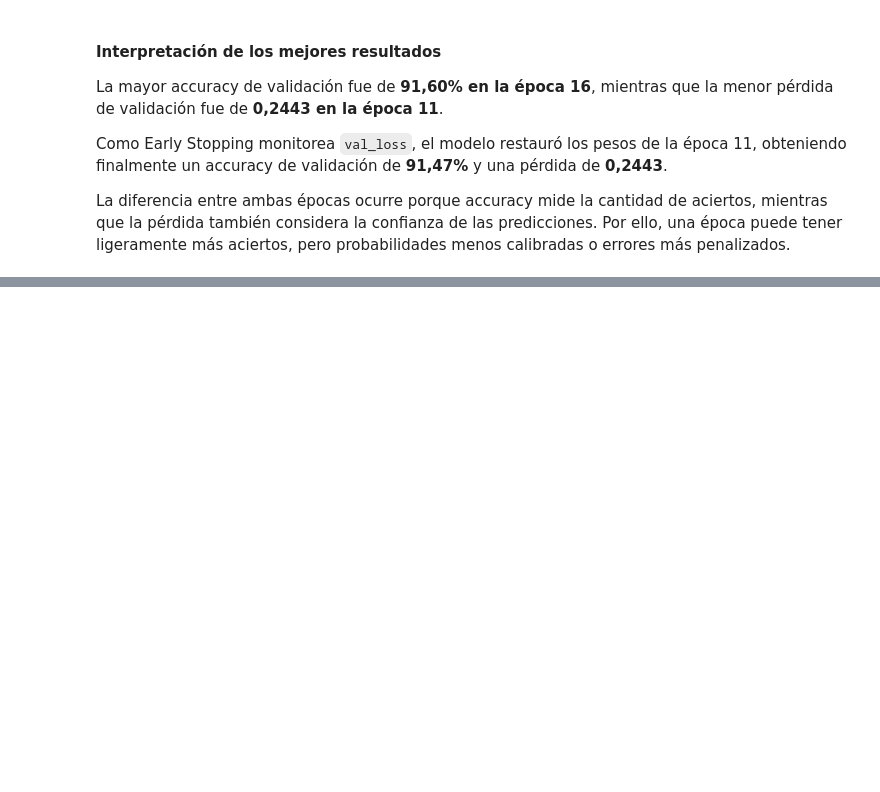
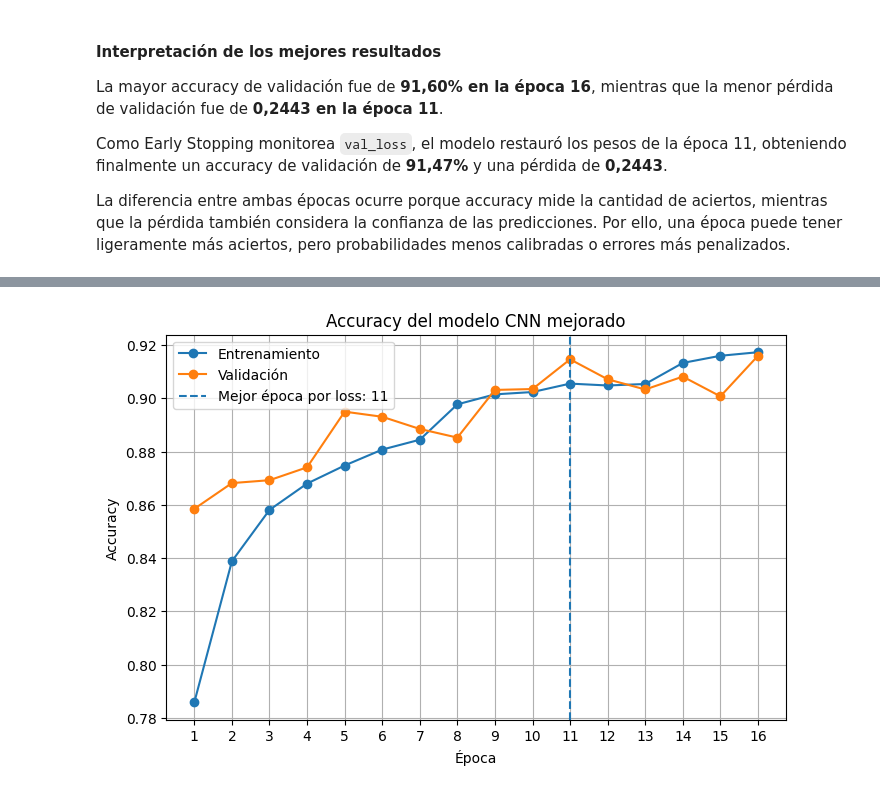
Before and after one commit to Francheskacisterna/Evaluacion_n1, a Jupyter notebook: Examen_Final.ipynb, the cells around one changed output, grey strips where cells are left out. Saved outputs shown, nothing was run; the diff lists cells and outputs as text; code cells hidden in the pictures; blank space fills up the shorter version.

```diff
--- a/Examen_Final.ipynb
+++ b/Examen_Final.ipynb
@@ -1072,0 +1077,39 @@ La diferencia entre ambas épocas ocurre porque accuracy mide la cantidad de aci
+# %%
+# Épocas ejecutadas por la CNN
+epocas_cnn = range(
+    1,
+    len(history_cnn.history["accuracy"]) + 1
+)
+
+# Curva de accuracy
+plt.figure(figsize=(8, 5))
+
+plt.plot(
+    epocas_cnn,
+    history_cnn.history["accuracy"],
+    marker="o",
+    label="Entrenamiento"
+)
+
+plt.plot(
+    epocas_cnn,
+    history_cnn.history["val_accuracy"],
+    marker="o",
+    label="Validación"
+)
+
+plt.axvline(
+    x=mejor_epoca_loss_cnn,
+    linestyle="--",
+    label=f"Mejor época por loss: {mejor_epoca_loss_cnn}"
+)
+
+plt.title("Accuracy del modelo CNN mejorado")
+plt.xlabel("Época")
+plt.ylabel("Accuracy")
+plt.xticks(epocas_cnn)
+plt.legend()
+plt.grid(True)
+plt.show()
+# %% [output]
+[figure, added]
```
Also changed, not shown: parts of 43 cells of this notebook.
